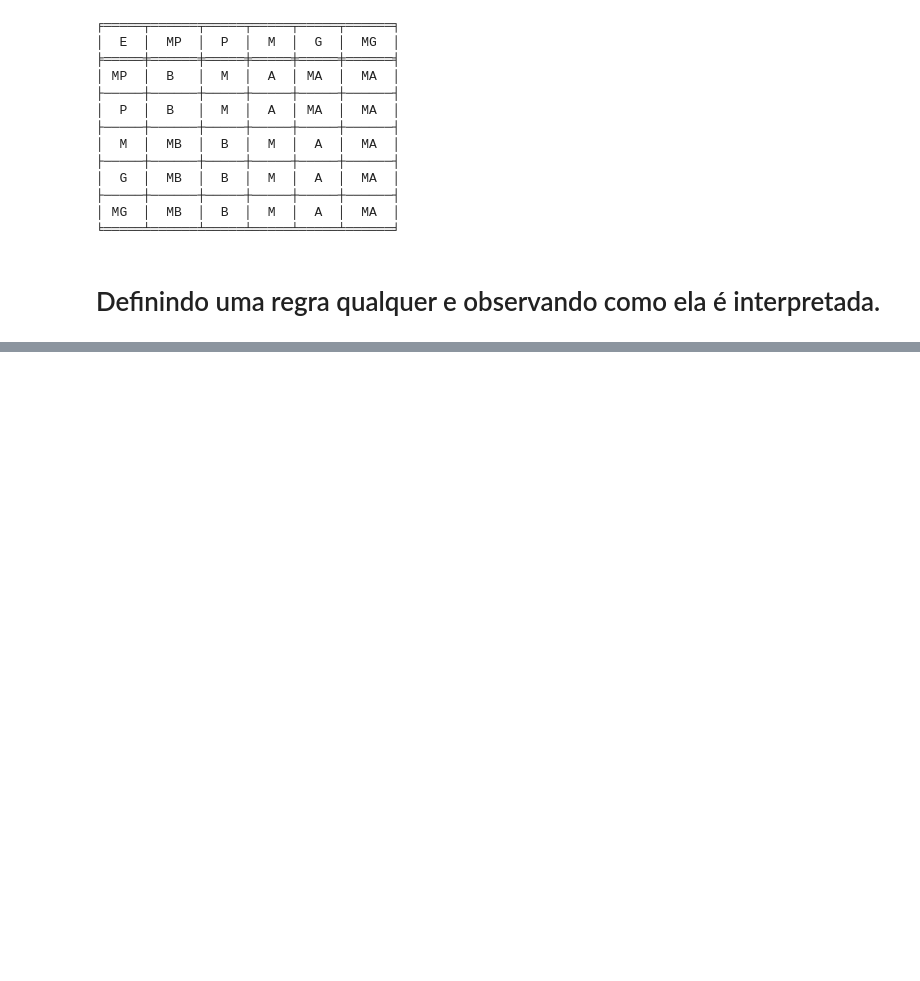
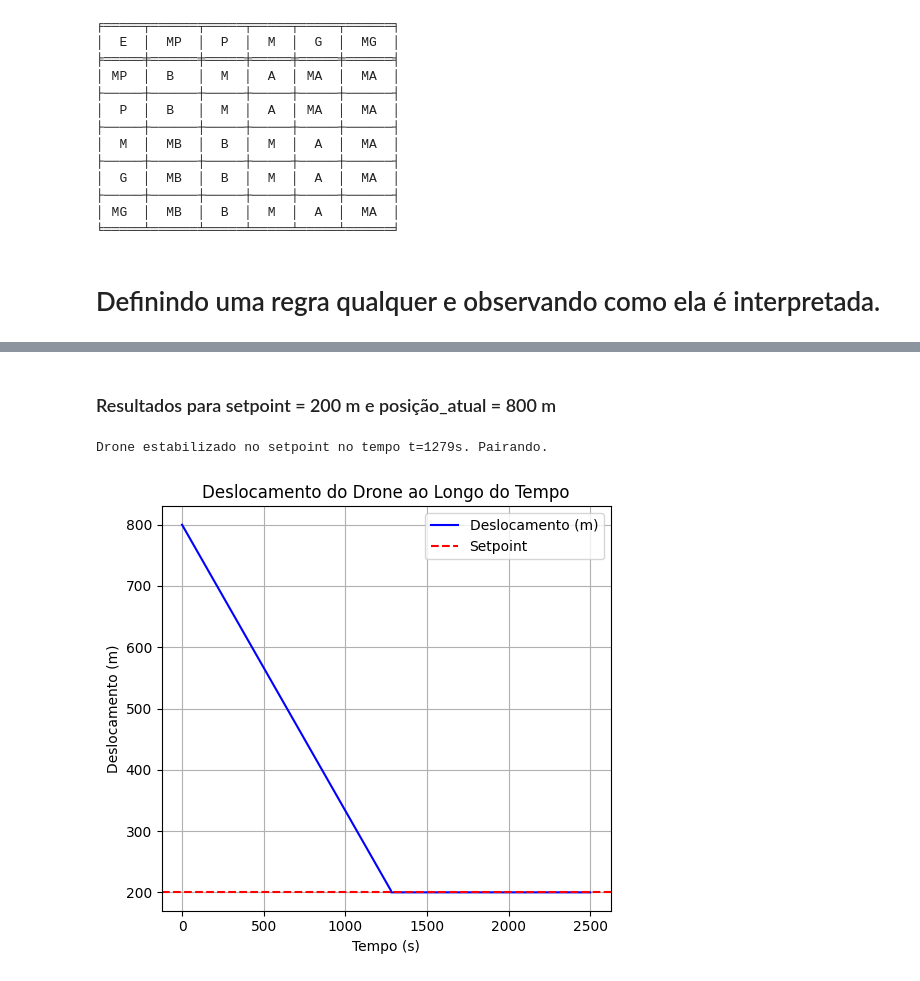
Before and after one commit to leoclamp/Controle_Fuzzy_PD, a Jupyter notebook: fuzzy_PD.ipynb, the cells around one changed output, grey strips where cells are left out. Saved outputs shown, nothing was run; the diff lists cells and outputs as text; code cells hidden in the pictures; blank space fills up the shorter version.

Commit message:
:construction: mostrando o grafico de resultados

```diff
--- a/fuzzy_PD.ipynb
+++ b/fuzzy_PD.ipynb
@@ -248,0 +249,78 @@ Valor final da PotenciaMotor: 33.82%
+# %% [markdown]
+### Resultados para setpoint = 200 m e posição_atual = 800 m
+# %%
+# Defina o setpoint
+setpoint = 200  # Altitude desejada (em metros)
+
+# Inicialização
+d_t_minus_1 = 800  # posição atual do drone, em metros
+tempo = 2500  # Tempo de simulação (em segundos)
+dt = 1  # Intervalo de tempo (em segundos)
+
+# Parâmetros do sistema fuzzy
+FA = 1  # Fator de Ajuste
+U_max = 4  # Velocidade máxima de descida (m/s)
+tolerancia = 4  # Erro tolerável (em metros)
+
+# Valores para armazenar deslocamentos e erros
+deslocamentos = [d_t_minus_1]
+erros = [setpoint - d_t_minus_1]
+
+# Estado de pairando
+pairando = False
+
+for t in range(1, tempo + 1):
+    if not pairando:
+        # Calcular o erro
+        erro_atual = setpoint - d_t_minus_1
+        erros.append(erro_atual)
+
+        delta_erro_atual = (erros[-1] - erros[-2]) / dt  # Taxa de variação do erro
+
+        # Configurar entradas do sistema fuzzy
+        ControleErro.input['Erro'] = erro_atual
+        ControleErro.input['DeltaErro'] = delta_erro_atual
+
+        # Realizar o cálculo fuzzy
+        ControleErro.compute()
+
+        # Obter a saída defuzzyficada (potência do motor)
+        P_Motor = ControleErro.output['PotenciaMotor']
+
+        # Divisão da potência entre os motores
+        P_H13 = P_Motor / 2
+        P_H24 = P_Motor / 2
+
+        # Atualizar o deslocamento com a função de transferência
+        d_t = FA * d_t_minus_1 - (0.5 * (U_max * (P_H13 / 100) + U_max * (P_H24 / 100)))
+        deslocamentos.append(d_t)
+
+        # Atualizar o deslocamento anterior
+        d_t_minus_1 = d_t
+
+        # Parar a simulação se o erro for pequeno e iniciar pairando
+        if abs(erro_atual) < tolerancia:
+            print(f"Drone estabilizado no setpoint no tempo t={t}s. Pairando.")
+            pairando = True
+    else:
+        # Durante o pairando, manter a altitude constante
+        deslocamentos.append(setpoint)
+        erros.append(0)  # Sem erro durante o pairando
+
+# Gráficos
+plt.figure(figsize=(10, 5))
+
+# Gráfico do deslocamento
+plt.subplot(1, 2, 1)
+plt.plot(range(len(deslocamentos)), deslocamentos, label='Deslocamento (m)', color='blue')
+plt.axhline(setpoint, color='red', linestyle='--', label='Setpoint')
+plt.xlabel('Tempo (s)')
+plt.ylabel('Deslocamento (m)')
+plt.title('Deslocamento do Drone ao Longo do Tempo')
+plt.grid()
+plt.legend()
+plt.tight_layout()
+plt.show()
+# %% [output]
+Drone estabilizado no setpoint no tempo t=1279s. Pairando.
+[figure, added]
```
Also changed, not shown: parts of 1 cell of this notebook.
